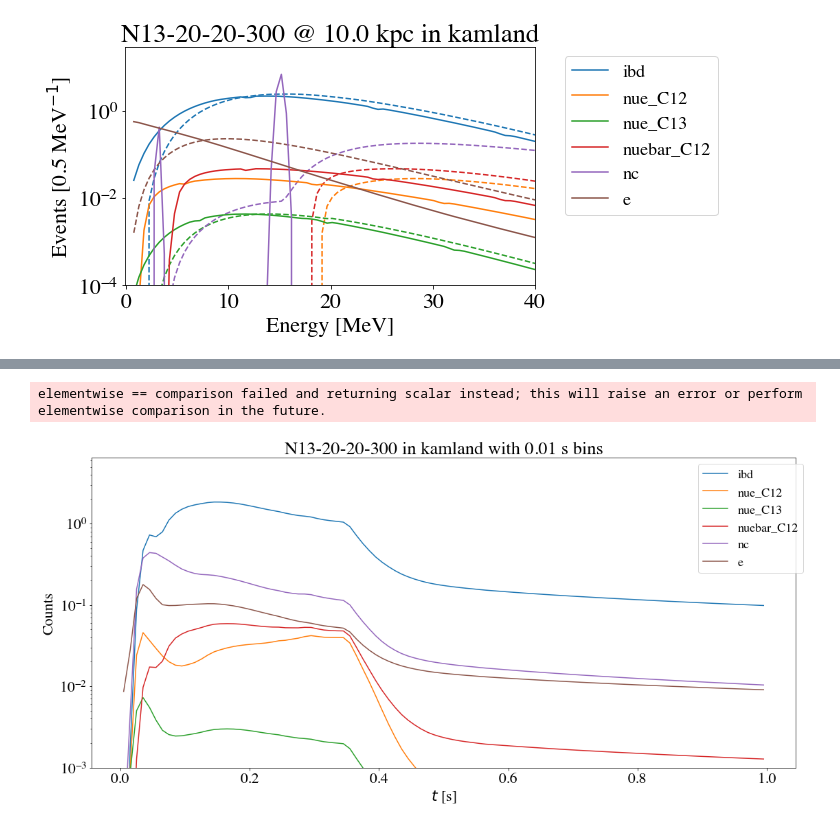
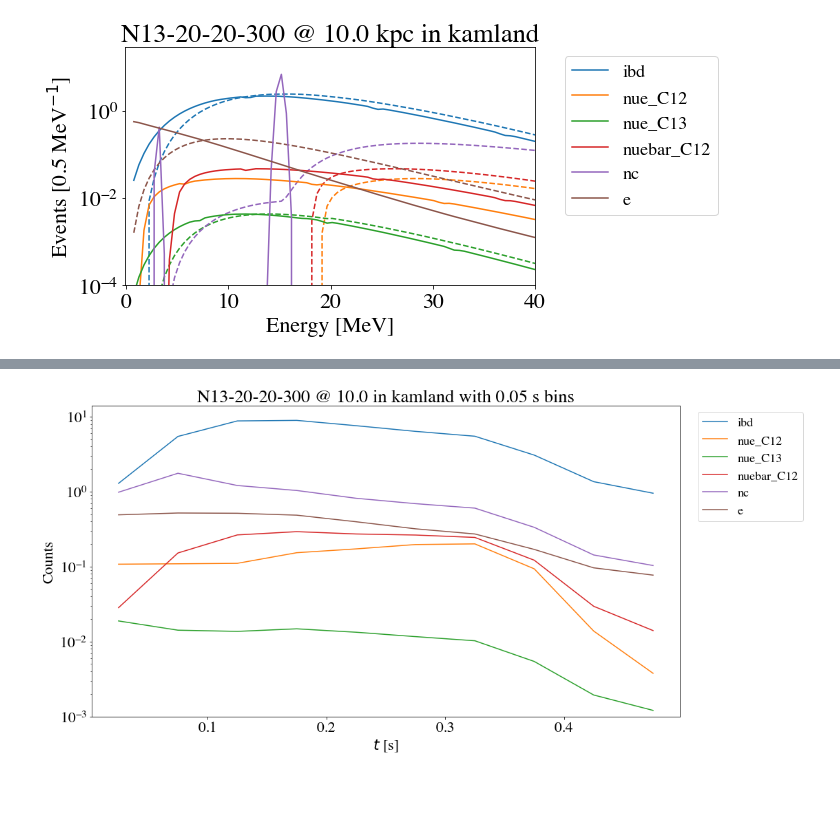
Before and after one commit to joesmolsky/sspike, a Jupyter notebook: notebooks/Nakazato_2013.ipynb, the cells around one changed output, grey strips where cells are left out. Saved outputs shown, nothing was run; the diff lists cells and outputs as text; code cells hidden in the pictures; blank space fills up the shorter version.

```diff
--- a/notebooks/Nakazato_2013.ipynb
+++ b/notebooks/Nakazato_2013.ipynb
@@ -41,13 +41,12 @@ beer.bar_totals(sn, detector)
 vis = pnut.vis_totals(sn, detector)
 beer.bar_vis(sn, detector)
 # %%
-t_bins = 100
+t_bins = 10
 t_start = 0.0
-t_end = 1
+t_end = 0.5
 sn2 = Supernova(model, progenitor, transformation, distance, t_bins, t_start, t_end)
 # %%
-totals = pnut.time_events(sn2, detector)
+counts = pnut.time_events(sn2, detector)
 beer.plot_series(sn2, detector)
 # %% [output]
-elementwise == comparison failed and returning scalar instead; this will raise an error or perform elementwise comparison in the future.
-[figure, old version]
+[figure, new version]
```
Also changed, not shown: parts of 5 cells of this notebook, 5 other files.
